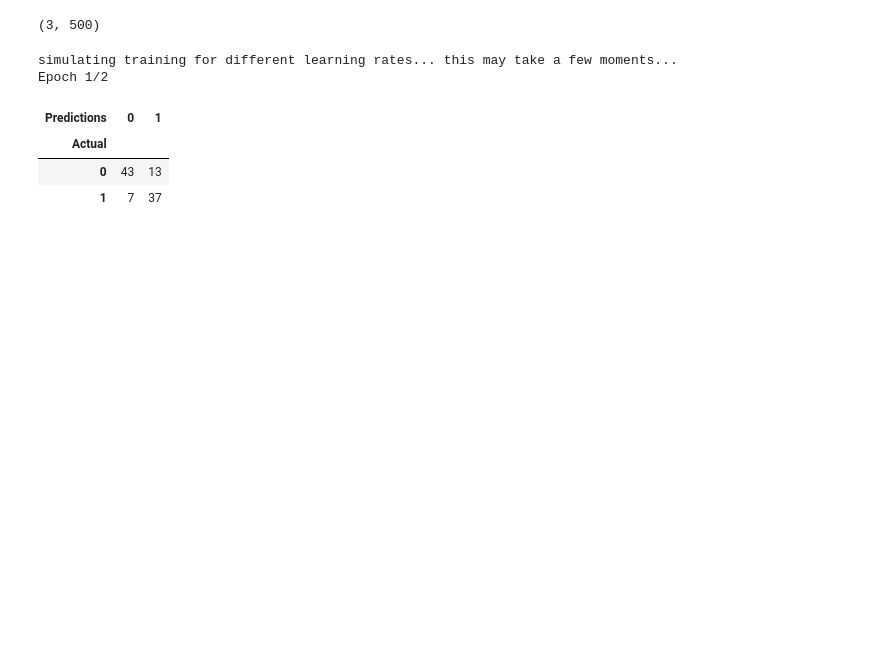
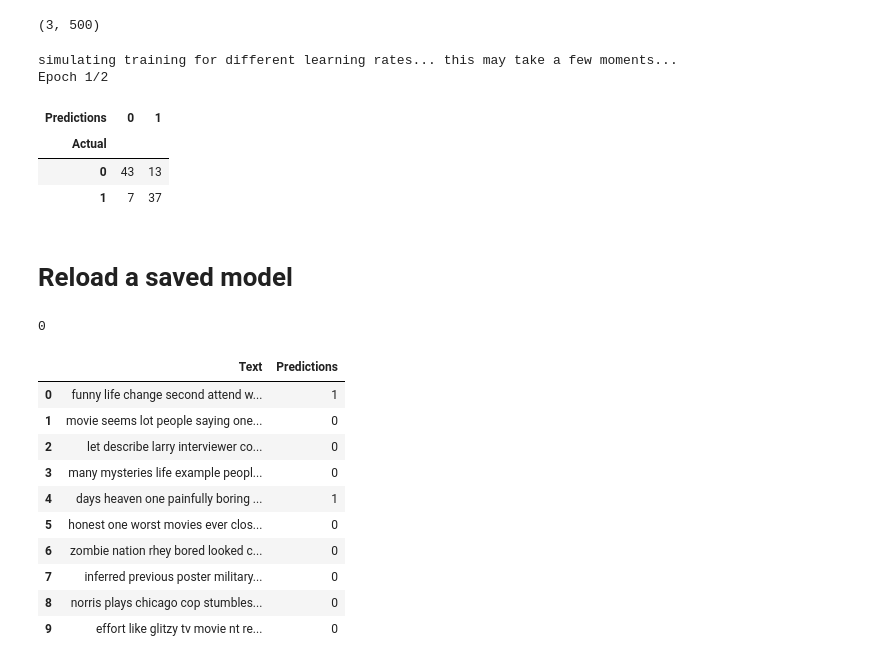
Before and after one commit to menonpg/CMU_PGSS_2022, a Jupyter notebook: Week02/LoadIMDB.ipynb, the cells around one changed output. Cells and saved outputs as stored; diff of their text form; code cells hidden in the pictures; blank space fills up the shorter version.

Commit message:
Update code to be able to load a trained model that was saved

```diff
--- a/Week02/LoadIMDB.ipynb
+++ b/Week02/LoadIMDB.ipynb
@@ -250,3 +250,5 @@ pd.crosstab(myTestSet["Actual"],myTestSet["Predictions"] )
 | Actual |  |  |
 | 0 | 43 | 13 |
 | 1 | 7 | 37 |
+# %% [markdown]
+# Reload a saved model
@@ -252,0 +267,27 @@ pd.crosstab(myTestSet["Actual"],myTestSet["Predictions"] )
+# %%
+predictor = ktrain.load_predictor('myModel')
+
+prediction = predictor.predict(testSet[10])
+print(prediction)
+# %% [output]
+0
+# %%
+randomsampleSet = sample(range(0,50000),10)
+
+predictions = predictor.predict(df["cleaned"].values[randomsampleSet])
+
+output = pd.DataFrame({'Text': df["cleaned"].values[randomsampleSet], 'Predictions':predictions })
+
+output
+# %% [output]
+|  | Text | Predictions |
+| 0 | funny life change second attend w... | 1 |
+| 1 | movie seems lot people saying one... | 0 |
+| 2 | let describe larry interviewer co... | 0 |
+| 3 | many mysteries life example peopl... | 0 |
+| 4 | days heaven one painfully boring ... | 1 |
+| 5 | honest one worst movies ever clos... | 0 |
+| 6 | zombie nation rhey bored looked c... | 0 |
+| 7 | inferred previous poster military... | 0 |
+| 8 | norris plays chicago cop stumbles... | 0 |
+| 9 | effort like glitzy tv movie nt re... | 0 |
```
Also changed, not shown: parts of 1 cell of this notebook.
